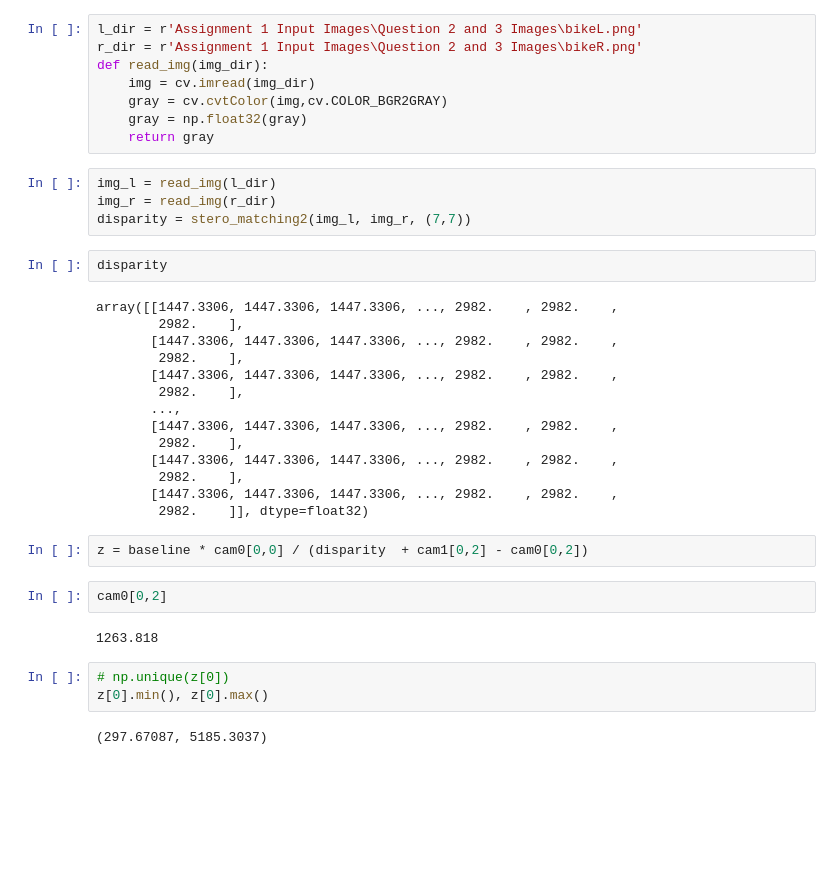
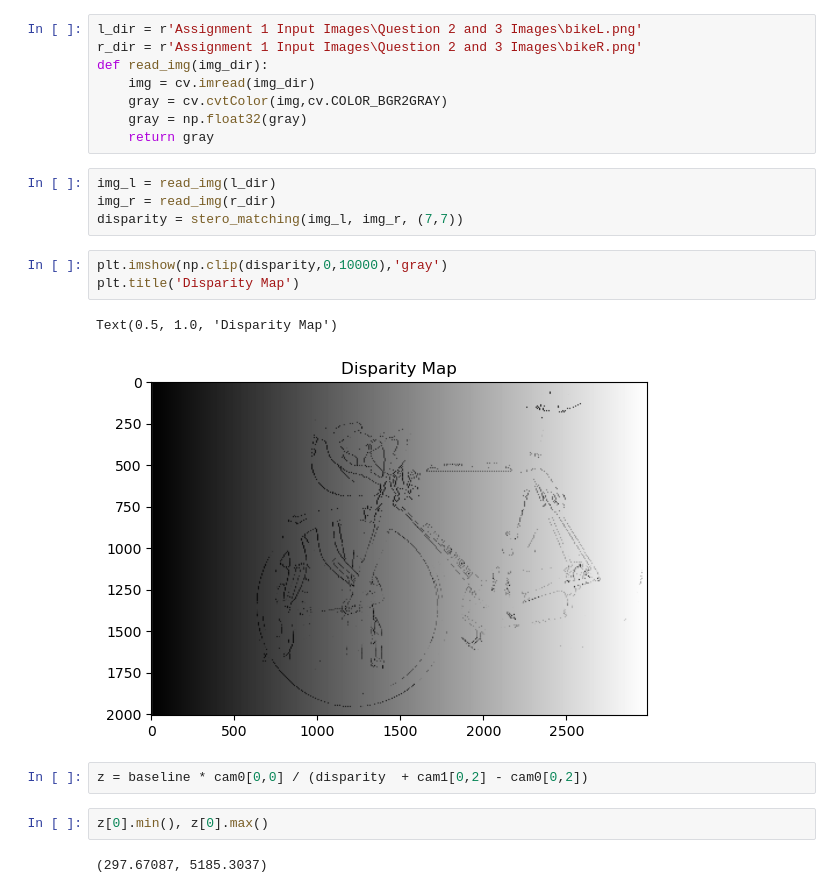
Before and after one commit to KhadgaA/Camera-Calibration-and-Stereo, a Jupyter notebook: M23CSA003_qu2.ipynb, the cells around one changed output. Cells and saved outputs as stored; diff of their text form; blank space fills up the shorter version.

```diff
--- a/Q2.ipynb
+++ b/M23CSA003_qu2.ipynb
@@ -102,31 +73,16 @@ def read_img(img_dir):
 # %%
 img_l = read_img(l_dir)
 img_r = read_img(r_dir)
-disparity = stero_matching2(img_l, img_r, (7,7))
+disparity = stero_matching(img_l, img_r, (7,7))
-# %%
-disparity
-# %% [output]
-array([[1447.3306, 1447.3306, 1447.3306, ..., 2982.    , 2982.    ,
-        2982.    ],
-       [1447.3306, 1447.3306, 1447.3306, ..., 2982.    , 2982.    ,
-        2982.    ],
-       [1447.3306, 1447.3306, 1447.3306, ..., 2982.    , 2982.    ,
-        2982.    ],
-       ...,
-       [1447.3306, 1447.3306, 1447.3306, ..., 2982.    , 2982.    ,
-        2982.    ],
-       [1447.3306, 1447.3306, 1447.3306, ..., 2982.    , 2982.    ,
-        2982.    ],
-       [1447.3306, 1447.3306, 1447.3306, ..., 2982.    , 2982.    ,
-        2982.    ]], dtype=float32)
+# %%
+plt.imshow(np.clip(disparity,0,10000),'gray')
+plt.title('Disparity Map')
+# %% [output]
+Text(0.5, 1.0, 'Disparity Map')
+[figure, added]
 # %%
 z = baseline * cam0[0,0] / (disparity  + cam1[0,2] - cam0[0,2])
-# %%
-cam0[0,2]
-# %% [output]
-1263.818
 # %%
-# np.unique(z[0])
 z[0].min(), z[0].max()
 # %% [output]
 (297.67087, 5185.3037)
```
Also changed, not shown: parts of 4 cells of this notebook, 5 other files.
